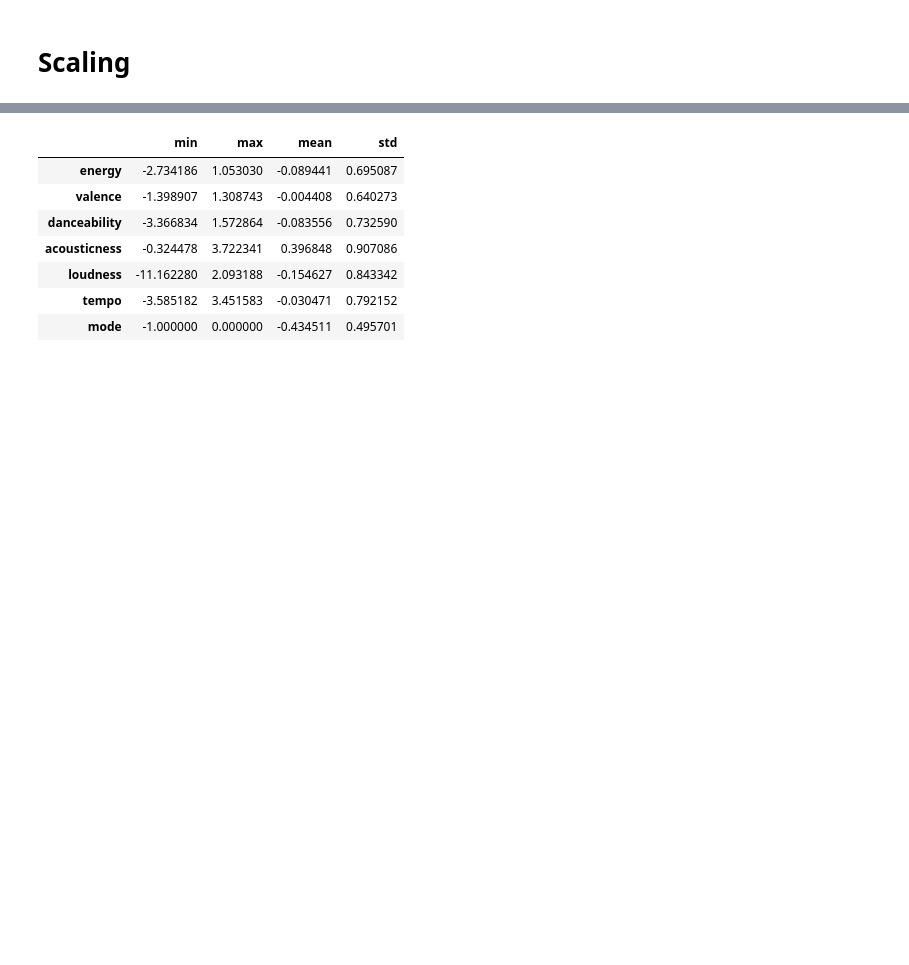
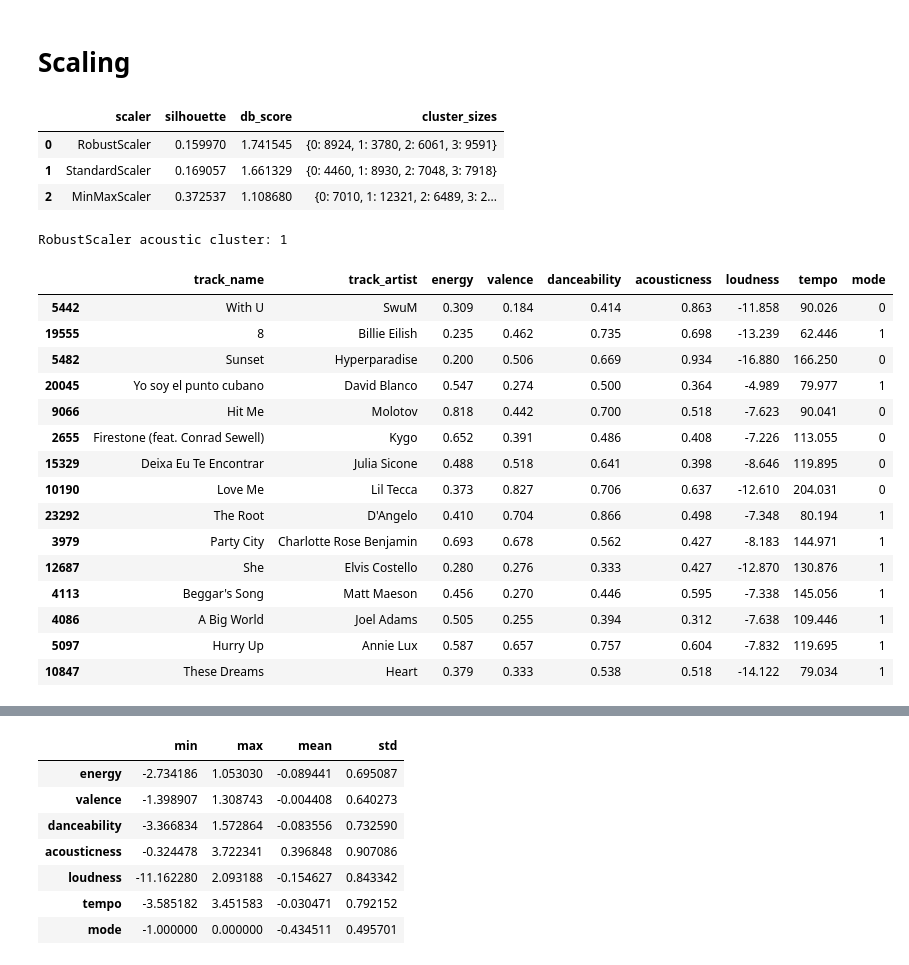
Before and after one commit to GanaElansary/capstone-project, a Jupyter notebook: second topic/spotify.ipynb, the cells around one changed output, grey strips where cells are left out. Saved outputs shown, nothing was run; the diff lists cells and outputs as text; code cells hidden in the pictures; blank space fills up the shorter version.

```diff
--- a/second topic/spotify.ipynb
+++ b/second topic/spotify.ipynb
@@ -150,3 +153,56 @@ mode               0
 dtype: int64
 # %% [markdown]
 # Scaling
+# %%
+# testing which scaler might be the best
+
+scalers = {
+    'RobustScaler': RobustScaler(),
+    'StandardScaler': StandardScaler(),
+    'MinMaxScaler': MinMaxScaler()
+}
+
+scaler_results = []
+for name, sc in scalers.items():
+    X_s = sc.fit_transform(df2[dna_feats])
+    km = KMeans(n_clusters=FINAL_K, random_state=42, n_init=10)
+    labels = km.fit_predict(X_s)
+    scaler_results.append({
+        'scaler': name,
+        'silhouette': silhouette_score(X_s, labels),
+        'db_score': davies_bouldin_score(X_s, labels),
+        'cluster_sizes': pd.Series(labels).value_counts().sort_index().to_dict()
+    })
+
+pd.DataFrame(scaler_results)
+# %% [output]
+|  | scaler | silhouette | db_score | cluster_sizes |
+| 0 | RobustScaler | 0.159970 | 1.741545 | {0: 8924, 1: 3780, 2: 6061, 3: 9591} |
+| 1 | StandardScaler | 0.169057 | 1.661329 | {0: 4460, 1: 8930, 2: 7048, 3: 7918} |
+| 2 | MinMaxScaler | 0.372537 | 1.108680 | {0: 7010, 1: 12321, 2: 6489, 3: 2... |
+# %%
+df2['cluster'] = kmeans_labels
+cluster_profile = df2.groupby('cluster')[dna_feats].mean()
+
+acoustic_cluster_robust = cluster_profile['acousticness'].idxmax()
+print("RobustScaler acoustic cluster:", acoustic_cluster_robust)
+
+df2[df2['cluster'] == acoustic_cluster_robust][['track_name', 'track_artist'] + dna_feats].sample(15, random_state=42)
+# %% [output]
+RobustScaler acoustic cluster: 1
+|  | track_name | track_artist | energy | valence | danceability | acousticness | loudness | tempo | mode |
+| 5442 | With U | SwuM | 0.309 | 0.184 | 0.414 | 0.863 | -11.858 | 90.026 | 0 |
+| 19555 | 8 | Billie Eilish | 0.235 | 0.462 | 0.735 | 0.698 | -13.239 | 62.446 | 1 |
+| 5482 | Sunset | Hyperparadise | 0.200 | 0.506 | 0.669 | 0.934 | -16.880 | 166.250 | 0 |
+| 20045 | Yo soy el punto cubano | David Blanco | 0.547 | 0.274 | 0.500 | 0.364 | -4.989 | 79.977 | 1 |
+| 9066 | Hit Me | Molotov | 0.818 | 0.442 | 0.700 | 0.518 | -7.623 | 90.041 | 0 |
+| 2655 | Firestone (feat. Conrad Sewell) | Kygo | 0.652 | 0.391 | 0.486 | 0.408 | -7.226 | 113.055 | 0 |
+| 15329 | Deixa Eu Te Encontrar | Julia Sicone | 0.488 | 0.518 | 0.641 | 0.398 | -8.646 | 119.895 | 0 |
+| 10190 | Love Me | Lil Tecca | 0.373 | 0.827 | 0.706 | 0.637 | -12.610 | 204.031 | 0 |
+| 23292 | The Root | D'Angelo | 0.410 | 0.704 | 0.866 | 0.498 | -7.348 | 80.194 | 1 |
+| 3979 | Party City | Charlotte Rose Benjamin | 0.693 | 0.678 | 0.562 | 0.427 | -8.183 | 144.971 | 1 |
+| 12687 | She | Elvis Costello | 0.280 | 0.276 | 0.333 | 0.427 | -12.870 | 130.876 | 1 |
+| 4113 | Beggar's Song | Matt Maeson | 0.456 | 0.270 | 0.446 | 0.595 | -7.338 | 145.056 | 1 |
+| 4086 | A Big World | Joel Adams | 0.505 | 0.255 | 0.394 | 0.312 | -7.638 | 109.446 | 1 |
+| 5097 | Hurry Up | Annie Lux | 0.587 | 0.657 | 0.757 | 0.604 | -7.832 | 119.695 | 1 |
+| 10847 | These Dreams | Heart | 0.379 | 0.333 | 0.538 | 0.518 | -14.122 | 79.034 | 1 |
```
Also changed, not shown: parts of 18 cells of this notebook, 7 other files.
